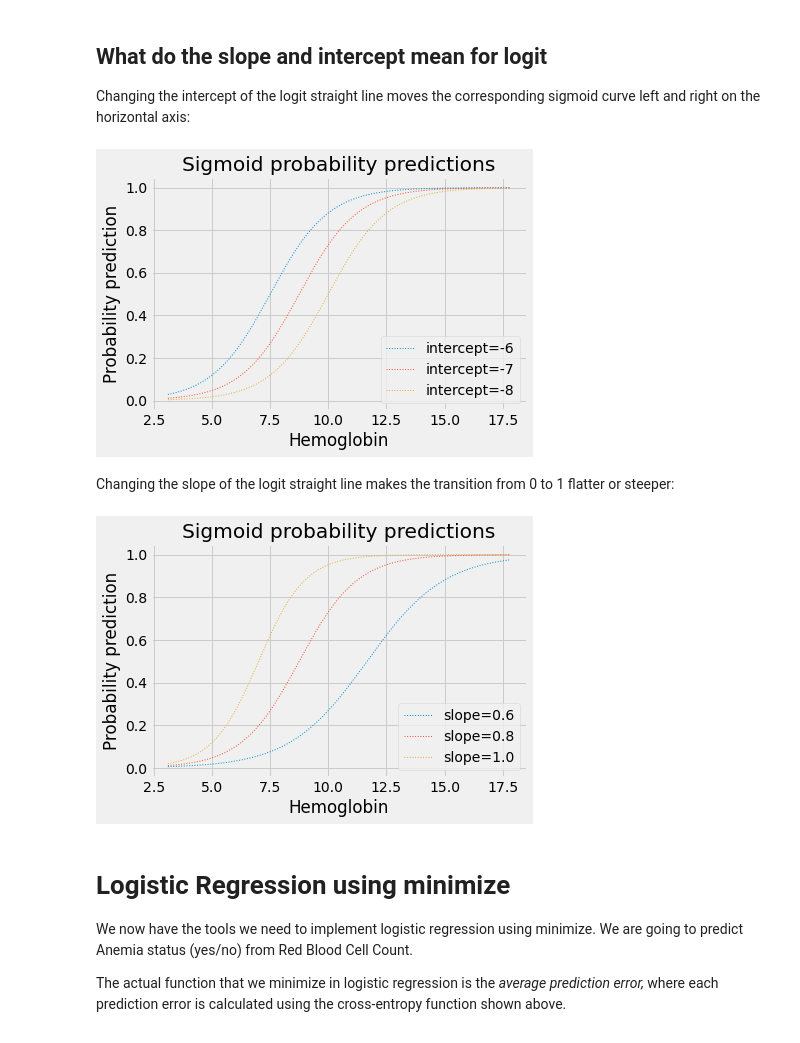
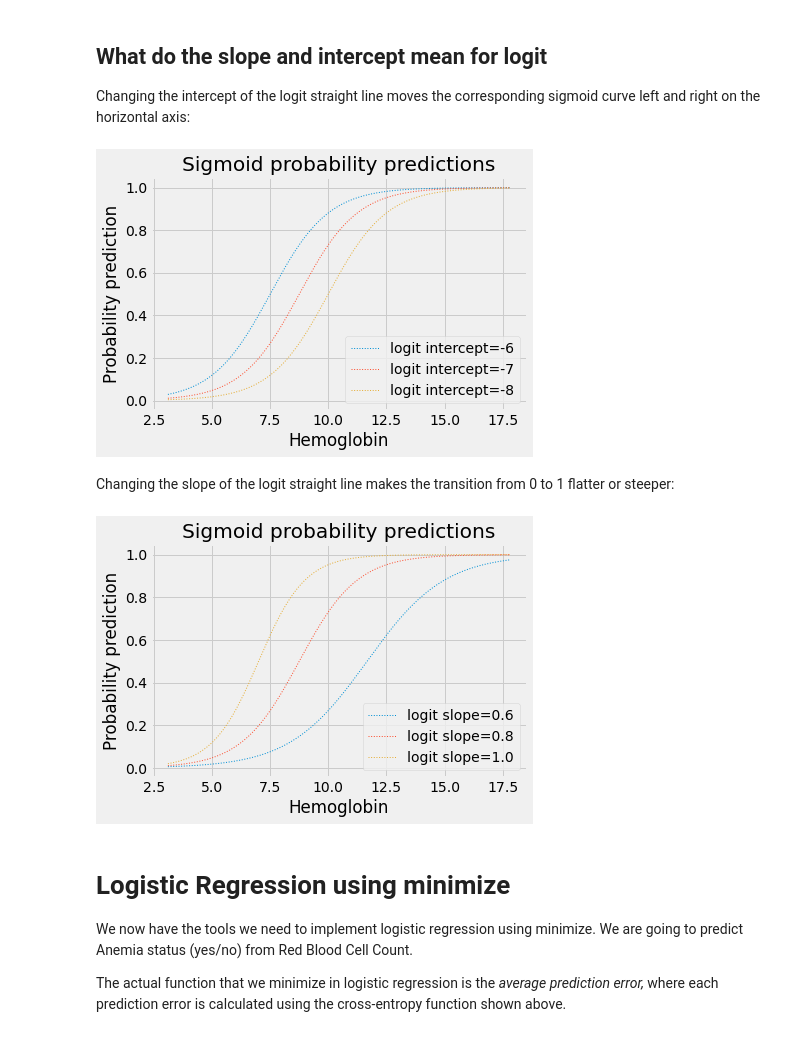
Before and after one commit to matthew-brett/logistic-regression-tutorial, a Jupyter notebook: Binary_Logistic_Regression_with_Minimize.ipynb, the cells around one changed output. Cells and saved outputs as stored; diff of their text form; code cells hidden in the pictures.

```diff
--- a/Binary_Logistic_Regression_with_Minimize.ipynb
+++ b/Binary_Logistic_Regression_with_Minimize.ipynb
@@ -803,16 +918,16 @@ sigmoid curve left and right on the horizontal axis:
 # %%
 for intercept in [-6, -7, -8]:
     plt.plot(fine_x,
             params2pps([intercept, 0.8], fine_x),
             linewidth=1,
             linestyle=':',
-            label=f'intercept={intercept}')
+            label='logit intercept=%d' % intercept)
 plt.title('Sigmoid probability predictions')
 plt.xlabel('Hemoglobin')
 plt.ylabel('Probability prediction')
 plt.legend();
 # %% [output]
-[figure, old version]
+[figure, new version]
 # %% [markdown]
 Changing the slope of the logit straight line makes the transition from 0 to 1
 flatter or steeper:
@@ -822,13 +937,13 @@ for slope in [0.6, 0.8, 1.0]:
             params2pps([-7, slope], fine_x),
             linewidth=1,
             linestyle=':',
-            label=f'slope={slope:.1f}')
+            label='logit slope=%.1f' % slope)
 plt.title('Sigmoid probability predictions')
 plt.xlabel('Hemoglobin')
 plt.ylabel('Probability prediction')
 plt.legend();
 # %% [output]
-[figure, old version]
+[figure, new version]
 # %% [markdown]
 # Logistic Regression using minimize
 
```
Also changed, not shown: parts of 83 cells of this notebook, 1 other file.
